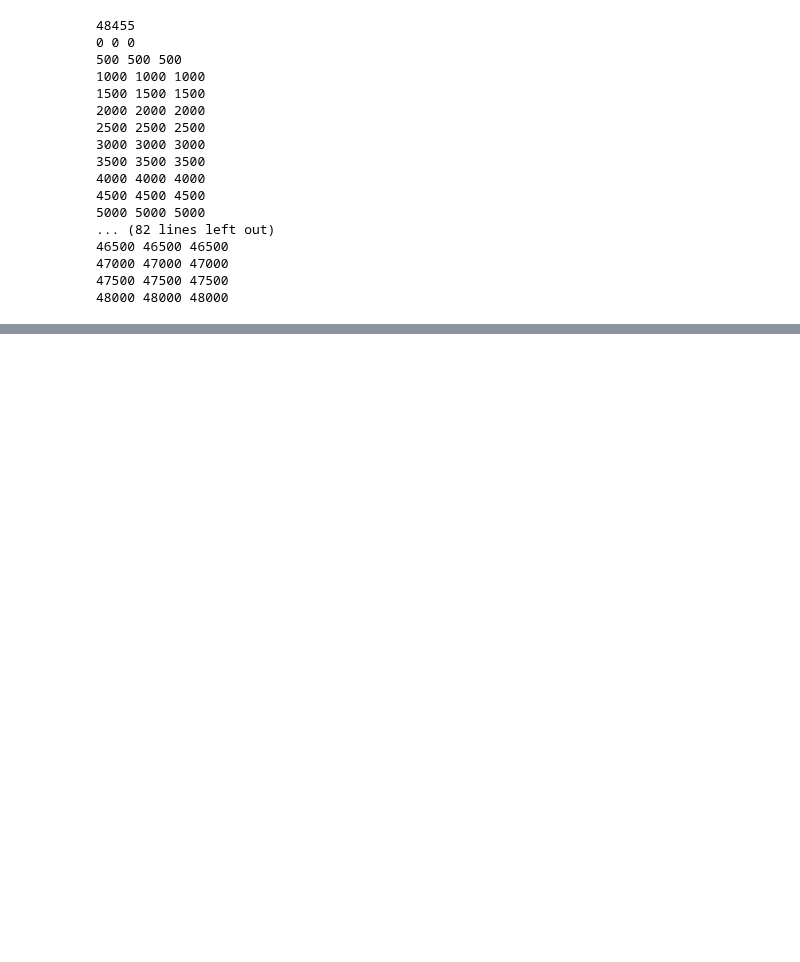
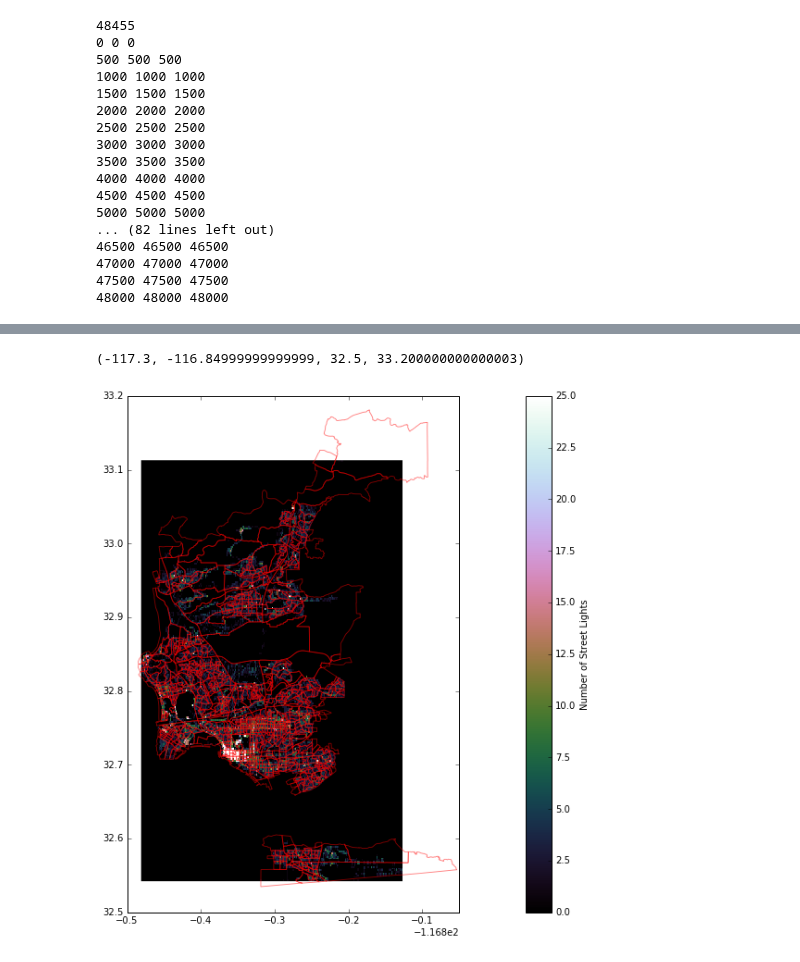
Before and after one commit to katiesch/insight2016, a Jupyter notebook: streetlight_density.ipynb, the cells around one changed output, grey strips where cells are left out. Drawn from its saved outputs; the diff is of its cells as text; code cells hidden in the pictures; blank space fills up the shorter version.

```diff
--- a/streetlight_density.ipynb
+++ b/streetlight_density.ipynb
@@ -97,0 +168,10 @@ sl_record[['blockgroup', 'tract']]
+# %%
+reader = sf.Reader('shapefiles/tl_2016_06_bg/tl_2016_06_bg.shp')
+bg_info = pd.DataFrame(reader.records())
+shapes = reader.shapes()
+# the San Diego county shapefile records
+sdcounty = bg_info.loc[np.where((bg_info[1]=='073') & (bg_info[3]!='0'))[0]]
+sdcounty_index = np.where((bg_info[1]=='073') & (bg_info[3]!='0'))[0]
+# %%
+sdcounty['tract'] = sdcounty[2]
+sdcounty['blockgroup'] = sdcounty[3]
@@ -97,0 +192,25 @@ sl_record[['blockgroup', 'tract']]
+# %%
+fig,ax = plt.subplots(1,1, figsize=(10,10))
+
+patches = []
+for i in range(0,len(sdcounty_index)):
+    #if sdcounty.loc[sdcounty_index[i], 'tract'] in list(sdcity_census_tracts):
+    #    if (sdcounty.loc[sdcounty_index[i], 'tract'] not in to_ignore):
+    temp_tract = sdcounty.loc[sdcounty_index[i], 'tract']
+    temp_bg = sdcounty.loc[sdcounty_index[i], 'blockgroup']
+    if (len(np.where((streetlight_count['tract']==temp_tract) & (streetlight_count['blockgroup']==temp_bg))[0])==1):
+            barf = pd.DataFrame(shapes[sdcounty_index[i]].points)
+            poly = plt.Polygon(barf[[0,1]], fc='none', ec='r', alpha=0.5, lw=0.9, zorder=3)
+            patches.append(poly)
+            plt.gca().add_patch(poly)
+
+plt.hist2d(sl_record['lon'], sl_record['lat'], bins=(250,250), cmap='cubehelix', vmax=25)
+plt.colorbar(label='Number of Street Lights')
+
+
+plt.xlim(-117.28, -116.95)
+plt.ylim(32.5,33.1)
+plt.axis('scaled')
+# %% [output]
+(-117.3, -116.84999999999999, 32.5, 33.200000000000003)
+[figure, added]
```
Also changed, not shown: parts of 22 cells of this notebook.
